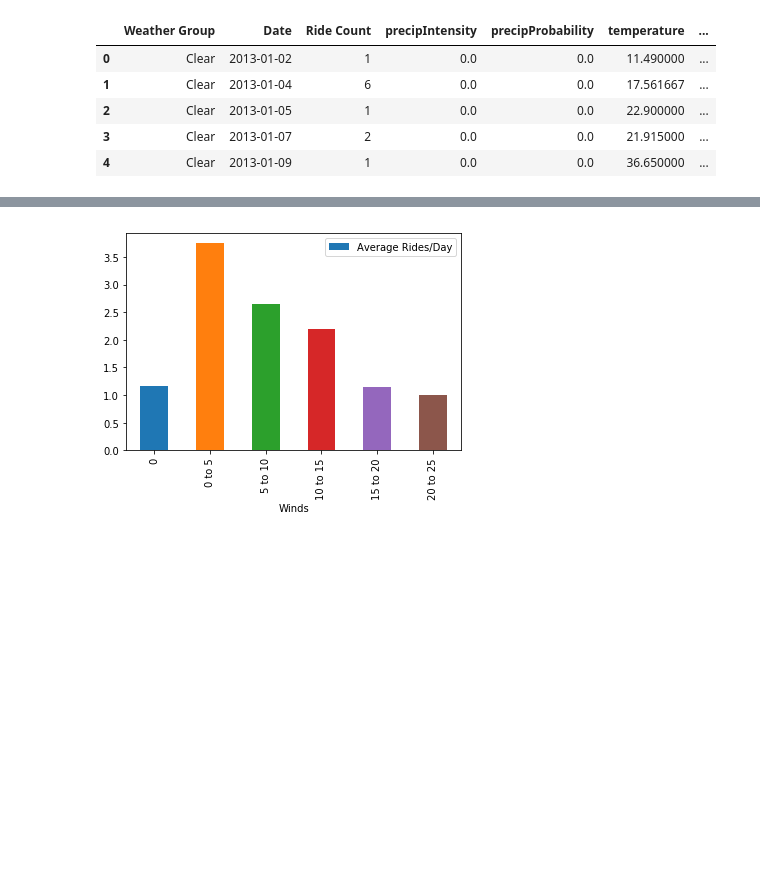
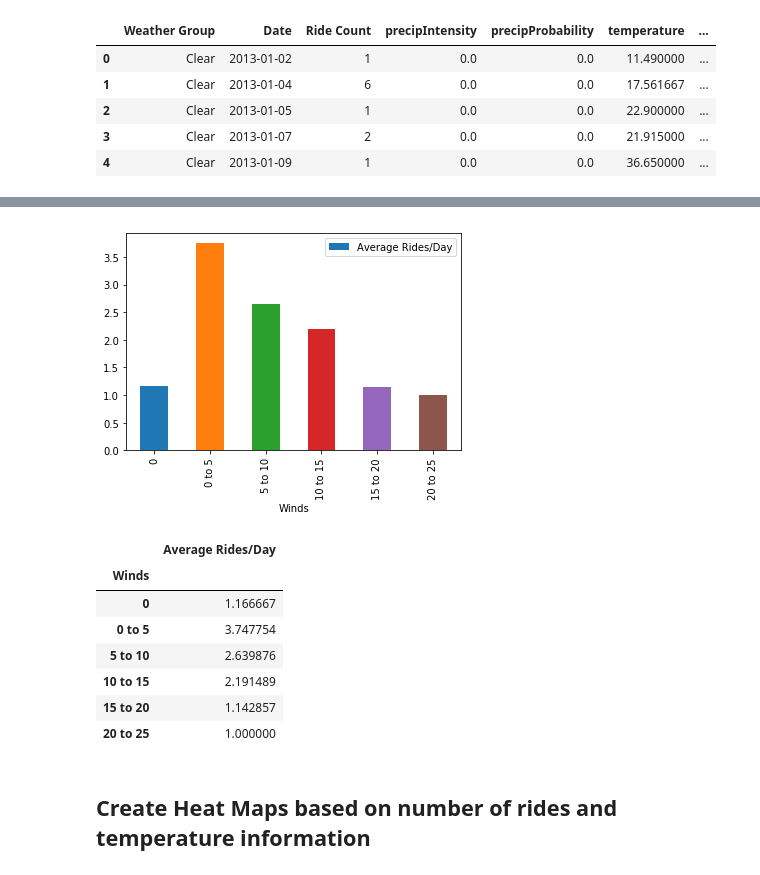
Before and after one commit to peterjorphan/07-project_one, a Jupyter notebook: Data Analysis.ipynb, the cells around one changed output, grey strips where cells are left out. Cells and saved outputs as stored; diff of their text form; code cells hidden in the pictures; blank space fills up the shorter version.

```diff
--- a/Data Analysis.ipynb
+++ b/Data Analysis.ipynb
@@ -106,21 +144,35 @@ plt.savefig("Images/Rides-Precipitation.png")
 # %%
-wind_bins = np.arange(int(min(df_weather['windSpeed'])/5-1)*5, int(max(df_weather['windSpeed'])/5+2)*5, 5)
+# create wind bins and labels
+wind_bins = np.arange(int(min(df_weather['windSpeed'])/5-1)*5,
+                      int(max(df_weather['windSpeed'])/5+2)*5, 5)
 
-# create bin labels
 wind_names = [f"{wind_bins[i]} to {wind_bins[i+1]}" for i in range(len(wind_bins)-1)]
 wind_names[0] = 0
 
+# Calculate average daily number of rides per wind bin
 df_WindRides = df_weather
 df_WindRides['Winds'] = pd.cut(df_weather['windSpeed'], wind_bins, labels=wind_names)
 df_WindRides = df_WindRides.groupby(['Winds', 'Date'], as_index=False).agg({'Trip ID': 'count'})
 df_WindRides = df_WindRides.groupby('Winds').mean()
 df_WindRides = df_WindRides.rename(columns = {'Trip ID':'Average Rides/Day'})
+
+# Create bar chart and save png file
 df_WindRides.plot(kind='bar', y = 'Average Rides/Day')
-df_WindRides
-
 try: os.mkdir('Images')
 except: pass
+plt.savefig("Images/Rides-Wind.png")
 
-plt.savefig("Images/Rides-Wind.png")
+plt.show()
+df_WindRides
 # %% [output]
 [figure]
+|  | Average Rides/Day |
+| Winds |  |
+| 0 | 1.166667 |
+| 0 to 5 | 3.747754 |
+| 5 to 10 | 2.639876 |
+| 10 to 15 | 2.191489 |
+| 15 to 20 | 1.142857 |
+| 20 to 25 | 1.000000 |
+# %% [markdown]
+## Create Heat Maps based on number of rides and temperature information
```
Also changed, not shown: parts of 7 cells of this notebook, 1 other file.
